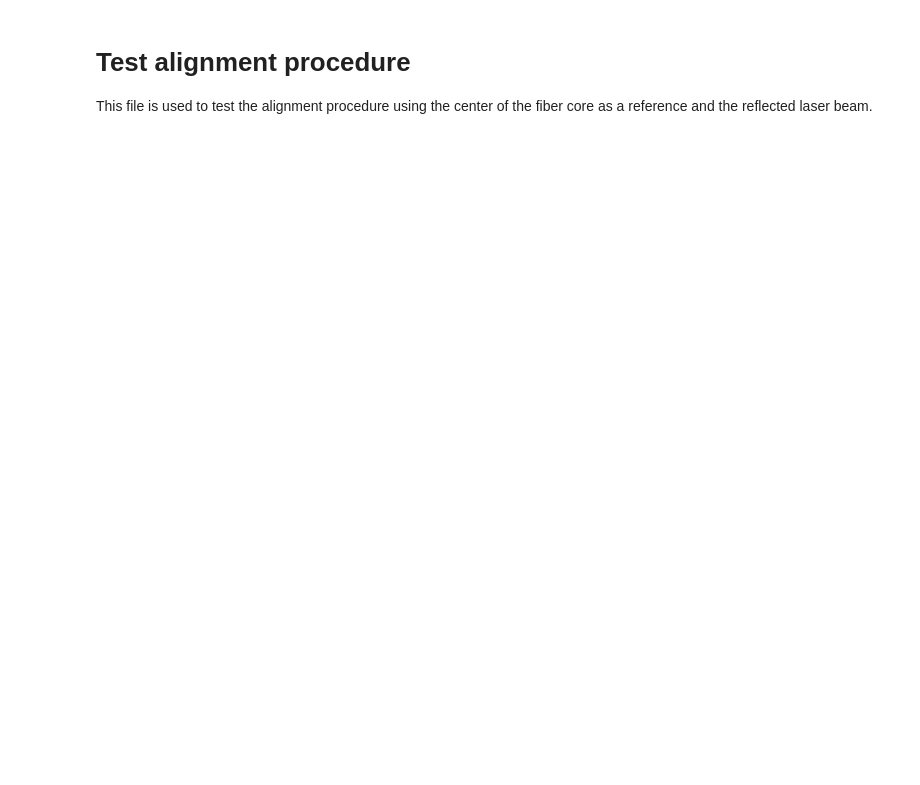
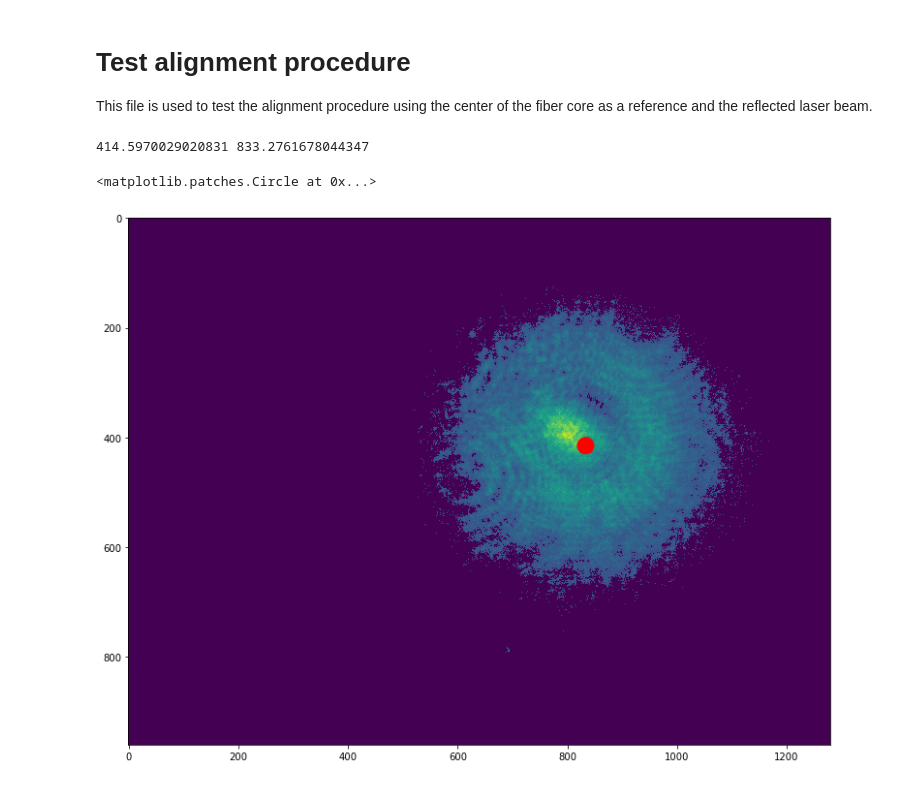
Before and after one commit to aquilesC/DisperPy, a Jupyter notebook: examples/Test_Image_Centroid.ipynb, the cells around one changed output. Drawn from its saved outputs; the diff is of its cells as text; code cells hidden in the pictures; blank space fills up the shorter version.

```diff
--- a/examples/Test_Image_Centroid.ipynb
+++ b/examples/Test_Image_Centroid.ipynb
@@ -26,15 +29,21 @@ cam = Camera('da')
 cam.initialize()
 # %%
 # ard.move_mirror(0, 0, 2)
+ard.laser_power(30)
 cam.set_exposure(Q_('.01ms'))
 cam.trigger_camera()
 img = cam.read_camera()[0]
-mask = img>1000
-M = cv2.moments(mask*img)
+mask = img>np.mean(img.reshape(img.size,1))+np.std(img.reshape(img.size,1))
+test_img = mask*np.ones(img.shape, dtype=np.uint8)*2**8
+M = cv2.moments(test_img)
 cx = M['m10']/M['m00']
 cy = M["m01"] / M["m00"]
 print(cx, cy)
 fig, ax = plt.subplots(1)
 ax.imshow(mask.T*img.T)
 circ = Circle((cy, cx), radius=15,color='red')
 ax.add_patch(circ)
+# %% [output]
+414.5970029020831 833.2761678044347
+<matplotlib.patches.Circle at 0x...>
+[figure, added]
```
Also changed, not shown: parts of 15 cells of this notebook.
